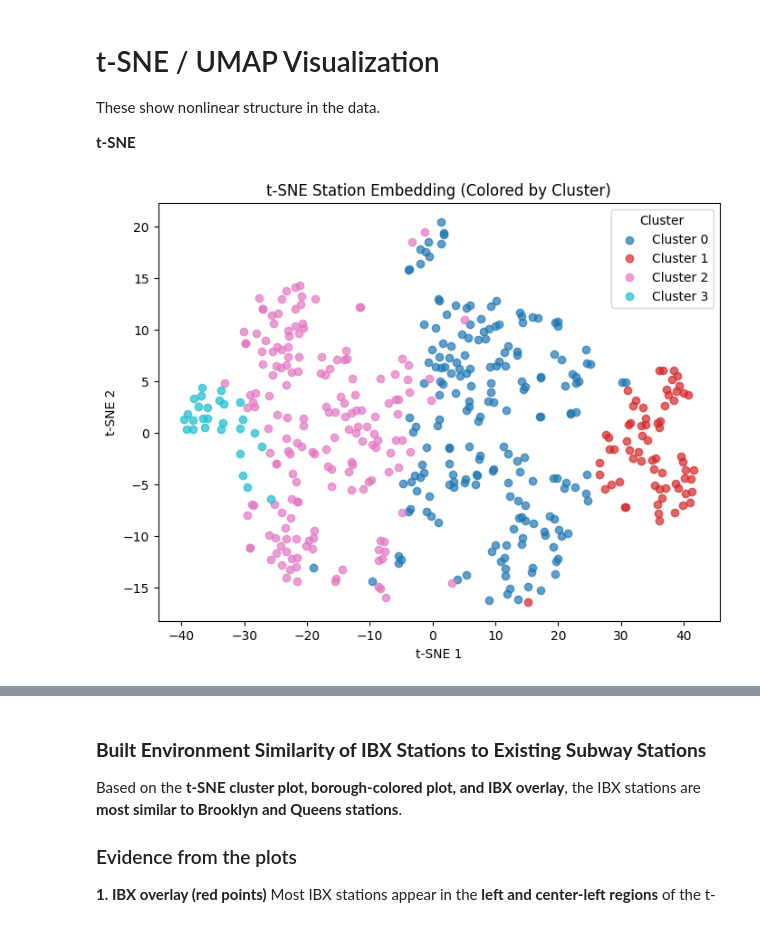
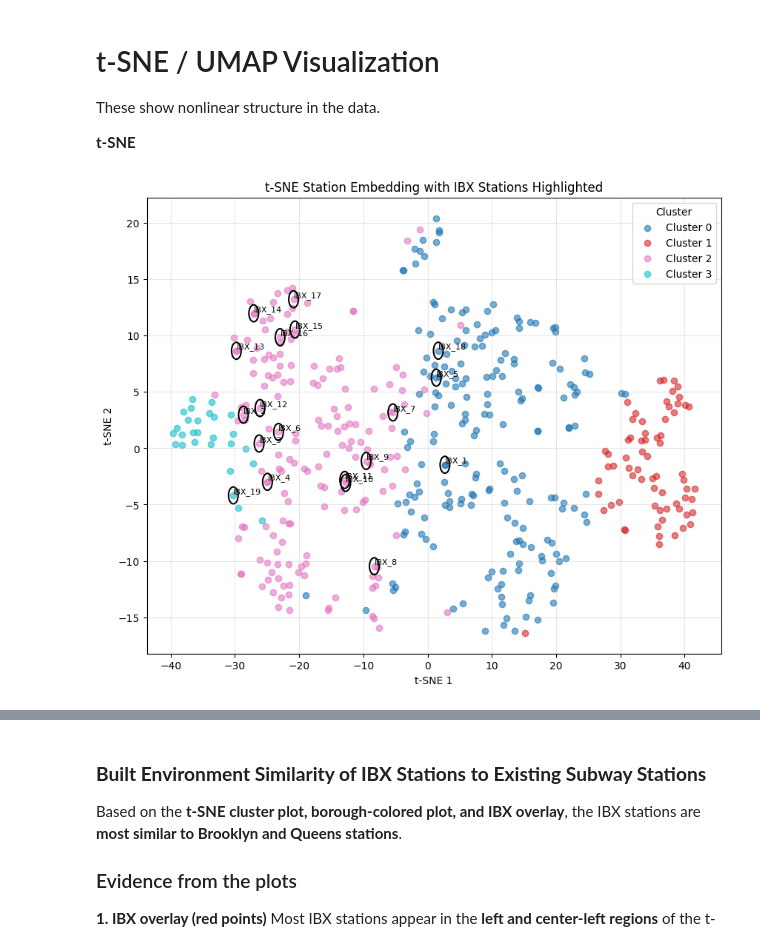
Before and after one commit to hawa1983/Capstone, a Jupyter notebook: ibx_capstone_v5.ipynb, the cells around one changed output, grey strips where cells are left out. Drawn from its saved outputs; the diff is of its cells as text; code cells hidden in the pictures.

```diff
--- a/ibx_capstone_v5.ipynb
+++ b/ibx_capstone_v5.ipynb
@@ -8498,8 +8726,14 @@ import numpy as np
 from sklearn.preprocessing import StandardScaler
 from sklearn.manifold import TSNE
 from sklearn.cluster import KMeans
+from matplotlib.patches import Ellipse
 
-df = pd.read_csv("https://raw.githubusercontent.com/hawa1983/Capstone/refs/heads/main/station_independent_variables_final.csv")
+# =========================================================
+# LOAD DATA
+# =========================================================
+df = pd.read_csv(
+    "https://raw.githubusercontent.com/hawa1983/Capstone/refs/heads/main/station_independent_variables_final.csv"
+)
 
 df["station_complex_id"] = df["station_complex_id"].astype(str)
 
@@ -8509,6 +8743,9 @@ df = df.drop(columns=[
     "log_ridership"
 ], errors="ignore")
 
+# =========================================================
+# FEATURES
+# =========================================================
 features = [
     "buffer_area_sqmi",
     "population_0p5mi",
@@ -8555,43 +8792,88 @@ features = [
 
     "adjacent_major_park_0p25mi",
     "adjacent_major_park_0p5mi",
 ]
 
-data = df[features].dropna().copy()
+# Keep only features that exist
+features_available = [f for f in features if f in df.columns]
+
+# =========================================================
+# PREP DATA
+# =========================================================
+data = df[features_available].dropna().copy()
 df_plot = df.loc[data.index].copy()
 
-# Scale
+# Flag IBX stations
+df_plot["is_ibx"] = df_plot["station_complex_id"].str.startswith("IBX_", na=False)
+
+# =========================================================
+# SCALE + CLUSTER
+# =========================================================
 scaler = StandardScaler()
 X_scaled = scaler.fit_transform(data)
 
-# Clustering
-kmeans = KMeans(n_clusters=4, random_state=42)
+n_clusters = 4
+kmeans = KMeans(n_clusters=n_clusters, random_state=42, n_init=10)
 clusters = kmeans.fit_predict(X_scaled)
 df_plot["cluster"] = clusters
 
+# =========================================================
 # t-SNE
+# =========================================================
 tsne = TSNE(n_components=2, random_state=42)
 X_tsne = tsne.fit_transform(X_scaled)
 
-# Plot clusters
-colors = plt.cm.tab10(np.linspace(0,1,4))
+df_plot["TSNE1"] = X_tsne[:, 0]
+df_plot["TSNE2"] = X_tsne[:, 1]
 
-plt.figure(figsize=(8,6))
+# =========================================================
+# PLOT CLUSTERS + HIGHLIGHT IBX
+# =========================================================
+colors = plt.cm.tab10(np.linspace(0, 1, n_clusters))
 
-for cluster, color in zip(range(4), colors):
+plt.figure(figsize=(10, 8))
+ax = plt.gca()
+
+# Plot all stations by cluster
+for cluster, color in zip(range(n_clusters), colors):
     mask = df_plot["cluster"] == cluster
     plt.scatter(
-        X_tsne[mask,0],
-        X_tsne[mask,1],
+        df_plot.loc[mask, "TSNE1"],
+        df_plot.loc[mask, "TSNE2"],
         label=f"Cluster {cluster}",
         color=color,
-        alpha=0.7
+        alpha=0.6
+    )
+
+# Overlay IBX stations with circular highlight
+ibx_points = df_plot[df_plot["is_ibx"]]
+
+for _, row in ibx_points.iterrows():
+    circle = Ellipse(
+        (row["TSNE1"], row["TSNE2"]),
+        width=1.5,
+        height=1.5,
+        angle=0,
+        edgecolor="black",
+        facecolor="none",
+        linewidth=1.5
+    )
+    ax.add_patch(circle)
+
+    plt.text(
+        row["TSNE1"],
+        row["TSNE2"],
+        row["station_complex_id"],
+        fontsize=8,
+        ha="left",
+        va="bottom"
     )
 
 plt.xlabel("t-SNE 1")
 plt.ylabel("t-SNE 2")
-plt.title("t-SNE Station Embedding (Colored by Cluster)")
+plt.title("t-SNE Station Embedding with IBX Stations Highlighted")
 plt.legend(title="Cluster")
+plt.grid(True, alpha=0.3)
 plt.show()
 # %% [output]
-[figure, old version]
+[figure, new version]
```
Also changed, not shown: parts of 55 cells of this notebook.
